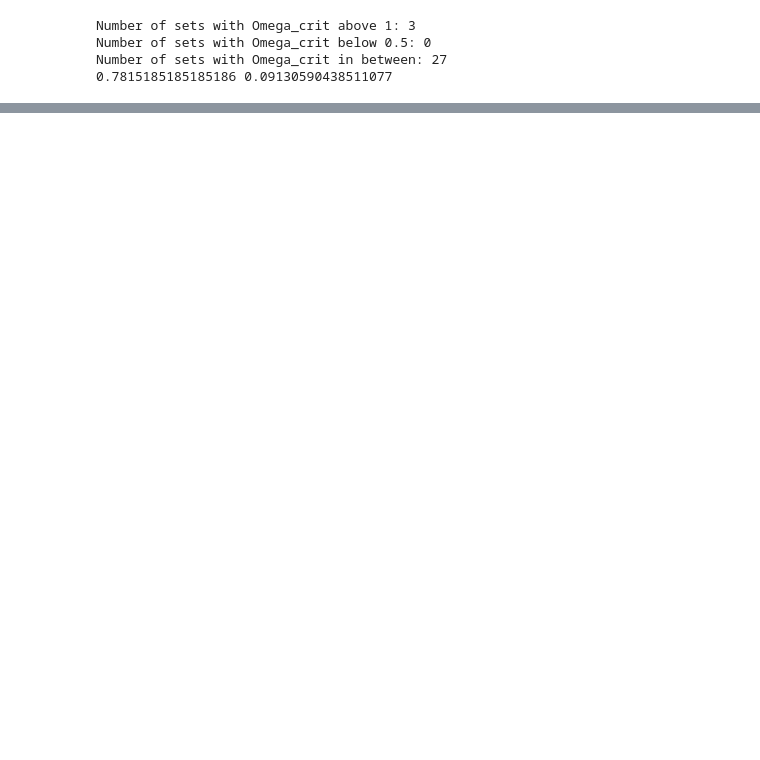
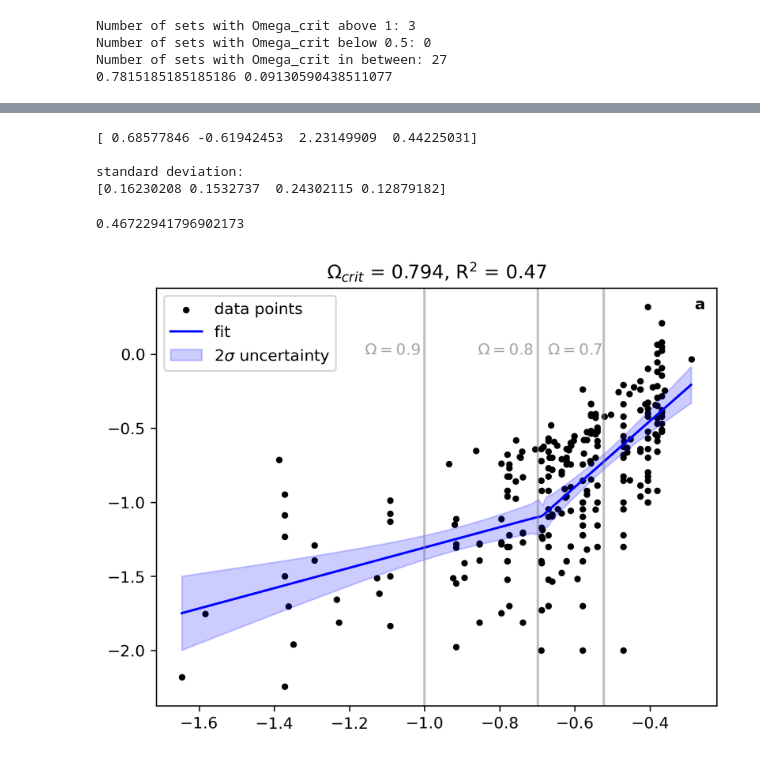
Before and after one commit to bcala1/in-situ-dissolution-compilation, a Jupyter notebook: analysis/omega-crit/Omega-crit-linear-regression-erf.ipynb, the cells around one changed output, grey strips where cells are left out. Saved outputs shown, nothing was run; the diff lists cells and outputs as text; code cells hidden in the pictures; blank space fills up the shorter version.

Commit message:
added uncertainty calculations to Omega_crit
also updated Figure 13

```diff
--- a/analysis/omega-crit/Omega-crit-linear-regression-erf.ipynb
+++ b/analysis/omega-crit/Omega-crit-linear-regression-erf.ipynb
@@ -446,0 +428,67 @@ linear 1.2665924396500767 -0.06998409245318626
+# %%
+df_set = df[(df['Rate_mass'].isna() == False) & (df["Omega_calc23"] < 0.99)
+           & (df["Biogenic"] == True)]
+
+# determine x, y
+# x is log10(Omega)
+# y is log10(rate)
+x, y, y_all, unit = determine_xy(df_set)
+
+rate_fit = curve_fit(func, x, y, p0=guess)
+
+coefs = rate_fit[0]
+print(coefs)
+print()
+cov_matrix = rate_fit[1]
+print('standard deviation:')
+print(np.sqrt(np.diag(cov_matrix)))
+# %% [output]
+[ 0.68577846 -0.61942453  2.23149909  0.44225031]
+
+standard deviation:
+[0.16230208 0.1532737  0.24302115 0.12879182]
+# %%
+plt.figure(dpi=300)
+# calculate x-range
+x_line = np.arange(min(x), max(x), 0.005)
+# calculate output (rate) for x-range
+y_line = objective(coefs, x_line)
+# line plot for mapping function}
+plt.scatter(x,y, color="black", s=10, label='data points')
+plt.plot(x_line, y_line, color="blue", label='fit')
+
+# get uncertainty
+jac = jacobian(objective)(coefs, x_line)
+uncertainty_lograte = jac @ cov_matrix @ jac.T
+uncertainty_1sigma = np.sqrt(np.diag(uncertainty_lograte))
+
+plt.fill_between(x_line, y_line - 2*uncertainty_1sigma, y_line + 2*uncertainty_1sigma, alpha=0.2, color='blue',
+                label='2$\sigma$ uncertainty')
+
+plt.legend()
+
+y_pred = objective(coefs, x)
+print(r2_score(y, y_pred))
+
+plt.title("$\Omega_{crit}$ = "+ str(round(1-10**(calc_xtp(coefs)),3))+
+                 ", R$^2$ = " +str(round(r2_score(y, y_pred), 2))
+        # + '\n linear: R$^2$ = ' +str(round(r2_score(y, model.predict(x_r)), 2))
+         )
+
+
+#helping lines
+plt.axvline(np.log10(1-0.9), color='grey', alpha=0.5)
+plt.axvline(np.log10(1-0.8), color='grey', alpha=0.5)
+plt.axvline(np.log10(1-0.7), color='grey', alpha=0.5)
+
+plt.text(np.log10(1-0.9)-0.16, 0, '$\Omega=0.9$', color='grey', alpha=0.7)
+plt.text(np.log10(1-0.8)-0.16, 0, '$\Omega=0.8$', color='grey', alpha=0.7)
+plt.text(np.log10(1-0.7)-0.15, 0, '$\Omega=0.7$', color='grey', alpha=0.7)
+
+
+plt.annotate('a', (0.96, 0.95), xycoords='axes fraction', weight='bold')
+
+plt.show()
+# %% [output]
+0.46722941796902173
+[figure, added]
```
Also changed, not shown: parts of 7 cells of this notebook.
